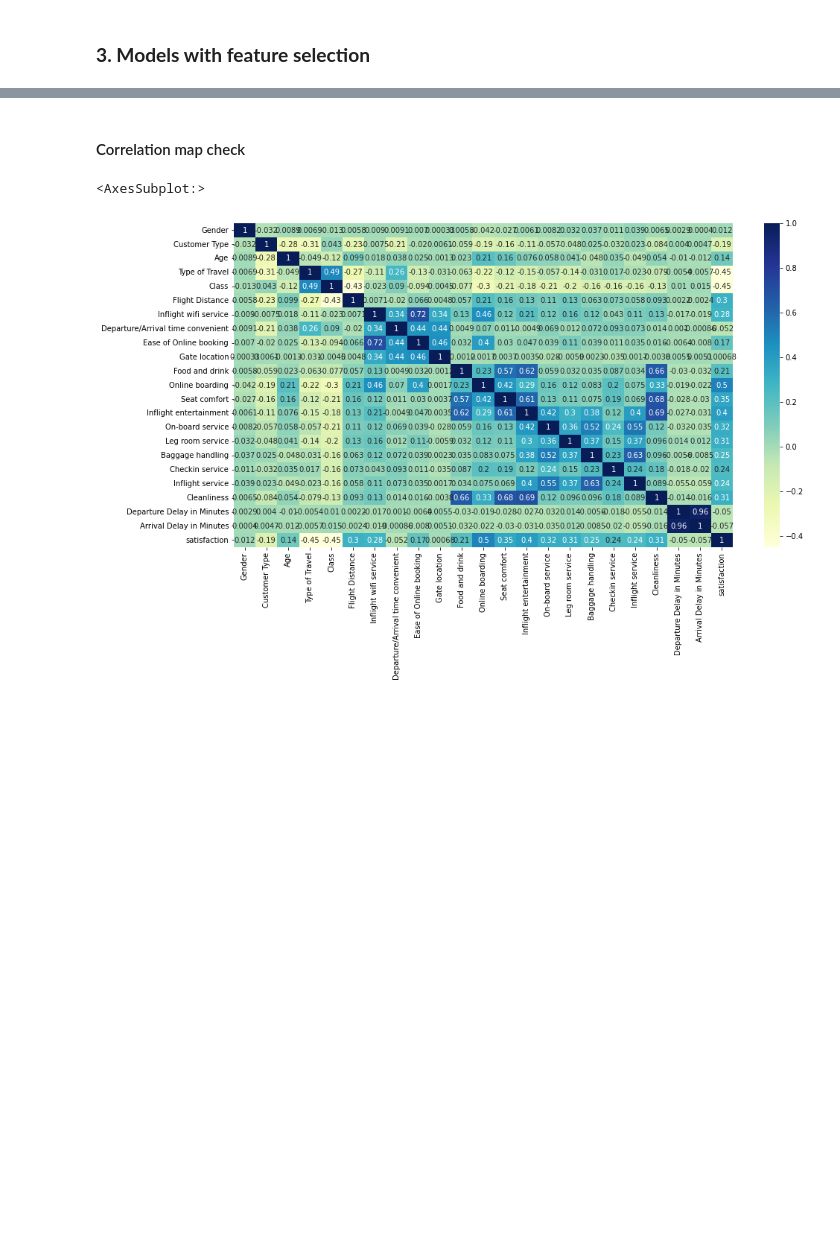
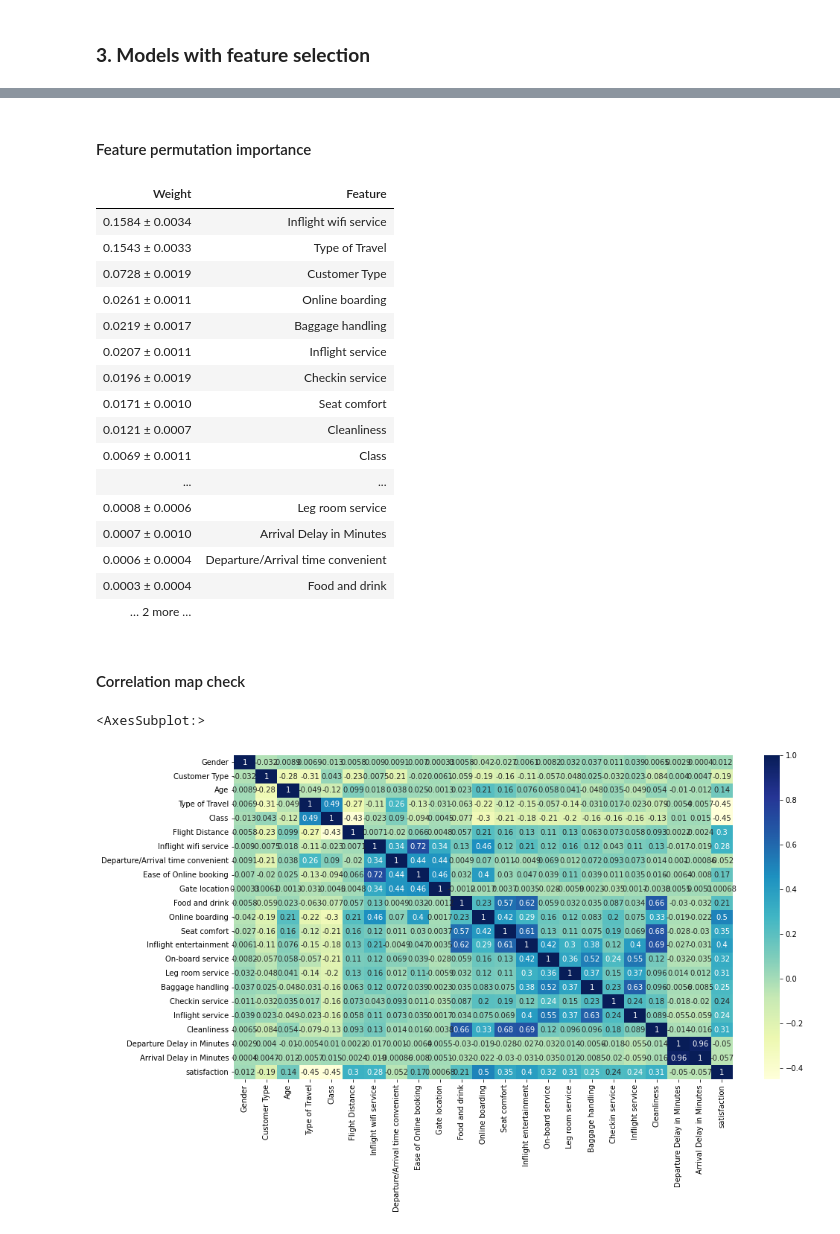
Before and after one commit to Dogecat0/kaggle_projects, a Jupyter notebook: kaggle_airline_passenger_satisfaction/airline_passenger_satisfaction_analysis.ipynb, the cells around one changed output, grey strips where cells are left out. Cells and saved outputs as stored; diff of their text form; code cells hidden in the pictures; blank space fills up the shorter version.

Commit message:
updates to XGBoost model and feature selection

```diff
--- a/kaggle_airline_passenger_satisfaction/airline_passenger_satisfaction_analysis.ipynb
+++ b/kaggle_airline_passenger_satisfaction/airline_passenger_satisfaction_analysis.ipynb
@@ -536,0 +551,7 @@ Since the F1 score of Gradient Boost model and Random Forest model are roughly t
+# %%
+selector = SelectFromModel(XGBClassifier())
+selector.fit(X_fs_train, y_fs_train)
+support = selector.get_support()
+features = train[features].loc[:].columns.tolist()
+print(features)
+print(XGBClassifier().fit(X_fs_train, y_fs_train).feature_importances_)
@@ -537,3 +593,28 @@ Since the F1 score of Gradient Boost model and Random Forest model are roughly t
+# %% [markdown]
+#### Feature permutation importance
+# %%
+model = XGBClassifier()
+model.fit(X_fs_train, y_fs_train)
+perm = PermutationImportance(model, random_state=1).fit(X_fs_test, y_fs_test)
+eli5.show_weights(perm, feature_names=test[features].columns.tolist())
+# %% [output]
+| Weight | Feature |
+| 0.1584 ± 0.0034 | Inflight wifi service |
+| 0.1543 ± 0.0033 | Type of Travel |
+| 0.0728 ± 0.0019 | Customer Type |
+| 0.0261 ± 0.0011 | Online boarding |
+| 0.0219 ± 0.0017 | Baggage handling |
+| 0.0207 ± 0.0011 | Inflight service |
+| 0.0196 ± 0.0019 | Checkin service |
+| 0.0171 ± 0.0010 | Seat comfort |
+| 0.0121 ± 0.0007 | Cleanliness |
+| 0.0069 ± 0.0011 | Class |
+| ... | ... |
+| 0.0008 ± 0.0006 | Leg room service |
+| 0.0007 ± 0.0010 | Arrival Delay in Minutes |
+| 0.0006 ± 0.0004 | Departure/Arrival time convenient |
+| 0.0003 ± 0.0004 | Food and drink |
+| … 2 more … |  |
 # %% [markdown]
 #### Correlation map check
 # %%
```
Also changed, not shown: parts of 26 cells of this notebook, 2 other files.
